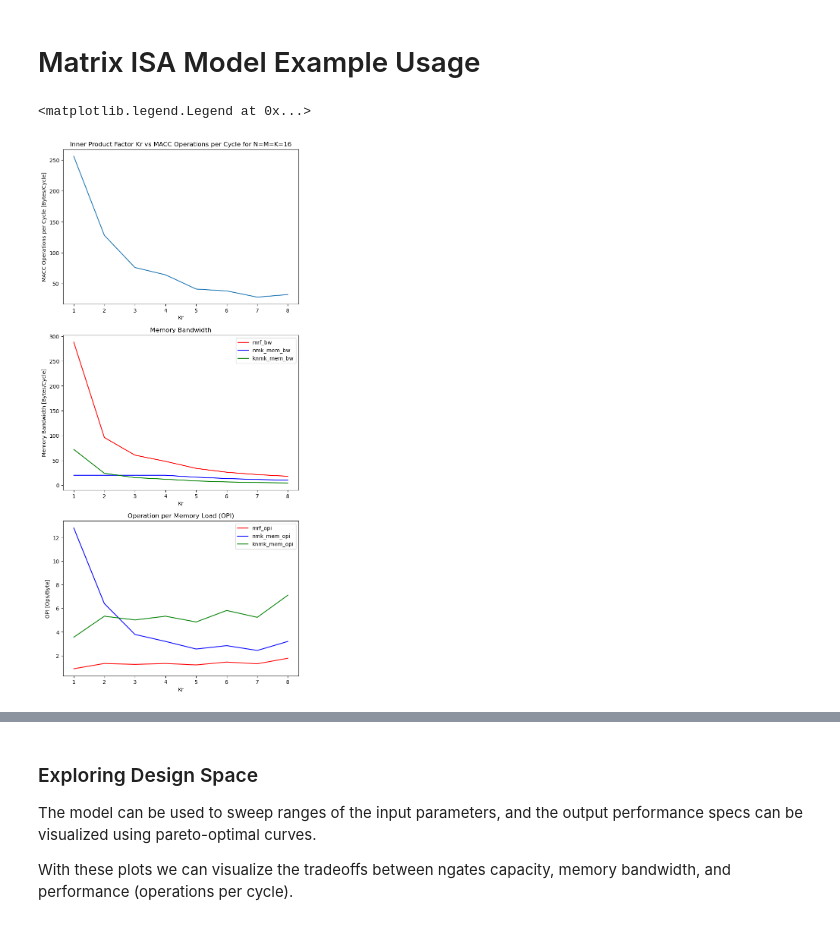
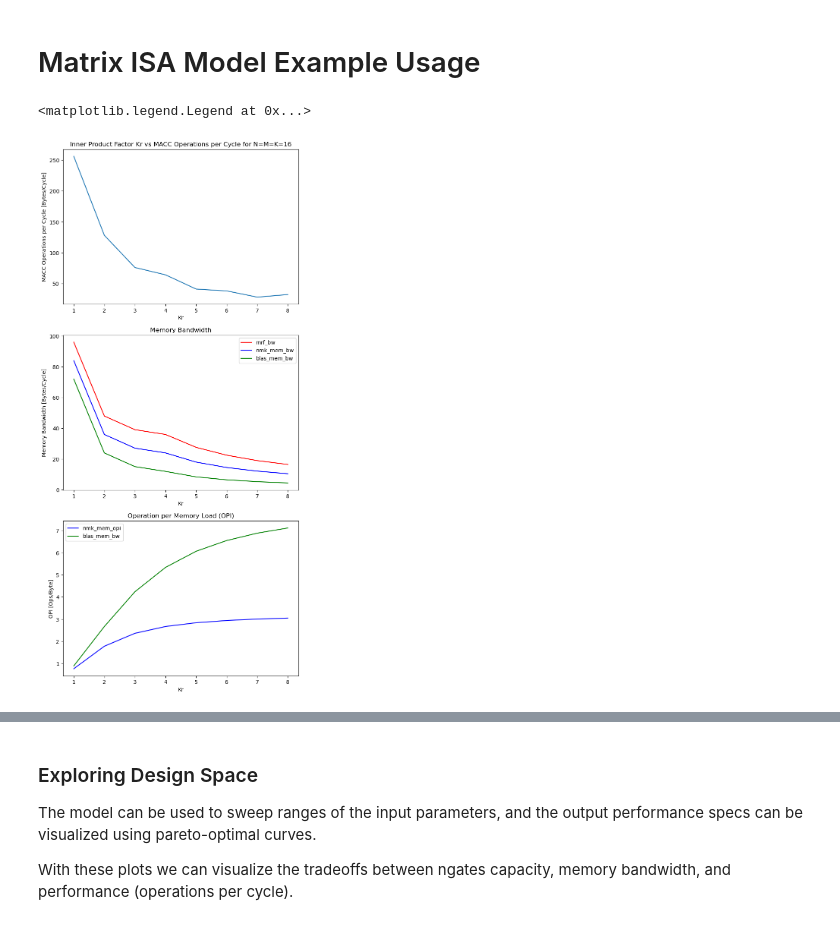
Before and after one commit to miles-rusch-berkeley/opu-model, a Jupyter notebook: reduceK.ipynb, the cells around one changed output, grey strips where cells are left out. Cells and saved outputs as stored; diff of their text form; code cells hidden in the pictures.

```diff
--- a/reduceK.ipynb
+++ b/reduceK.ipynb
@@ -16,46 +16,41 @@ axs[0].set_title('Inner Product Factor Kr vs MACC Operations per Cycle for N=M=K
 axs[0].set_xlabel('Kr')
 axs[0].set_ylabel('MACC Operations per Cycle [Bytes/Cycle]')
 axs[1].set_title('Memory Bandwidth')
 axs[1].set_xlabel('Kr')
 axs[1].set_ylabel('Memory Bandwidth [Bytes/Cycle]')
 axs[2].set_title('Operation per Memory Load (OPI)')
 axs[2].set_xlabel('Kr')
 axs[2].set_ylabel('OPI [Ops/Byte]')
 
 kls = np.array(range(1,9))
 K = 16
 perf_model = fmodel.init_pm(vlB=np.array([512/8]),
                             mlB=np.array([512/8]),
                             kl=kls,
                             M=np.array([K]),
                             N=np.array([K]),
                             K=np.array([K]))
 
-# x = perf_model.index.levels[level]
-knmk_mem_bw = perf_model['knmk_mem_bw']
+blas_mem_bw = perf_model['blas_mem_bw']
+blas_mem_opi = perf_model['blas_mem_opi']
 nmk_mem_bw = perf_model['nmk_mem_bw']
+nmk_mem_opi = perf_model['nmk_mem_opi']
 mrf_bw = perf_model['mrf_bw']
-
 opc = perf_model['ops_cycle']
-
-knmk_mem_opi = opc/knmk_mem_bw
-nmk_mem_opi = opc/nmk_mem_bw
-mrf_opi = opc/mrf_bw
 
 axs[0].plot(kls, opc)
 
 axs[1].plot(kls, mrf_bw, color='r')
 axs[1].plot(kls, nmk_mem_bw, color='b')
-axs[1].plot(kls, knmk_mem_bw, color='g')
-axs[1].legend(['mrf_bw', 'nmk_mem_bw', 'knmk_mem_bw'])
+axs[1].plot(kls, blas_mem_bw, color='g')
+axs[1].legend(['mrf_bw', 'nmk_mem_bw', 'blas_mem_bw'])
 
-axs[2].plot(kls, mrf_opi, color='r')
 axs[2].plot(kls, nmk_mem_opi, color='b')
-axs[2].plot(kls, knmk_mem_opi, color='g')
-axs[2].legend(['mrf_opi', 'nmk_mem_opi', 'knmk_mem_opi'])
+axs[2].plot(kls, blas_mem_opi, color='g')
+axs[2].legend(['nmk_mem_opi', 'blas_mem_bw'])
 # %% [output]
 <matplotlib.legend.Legend at 0x...>
-[figure, old version]
+[figure, new version]
 # %%
 fig, axs = plt.subplots(3, figsize=(8,18))
 axs[0].set_title('Inner Product Factor Kr vs MACC Operations per Cycle for N=M=K=400')
```
Also changed, not shown: parts of 17 cells of this notebook, 4 other files.
